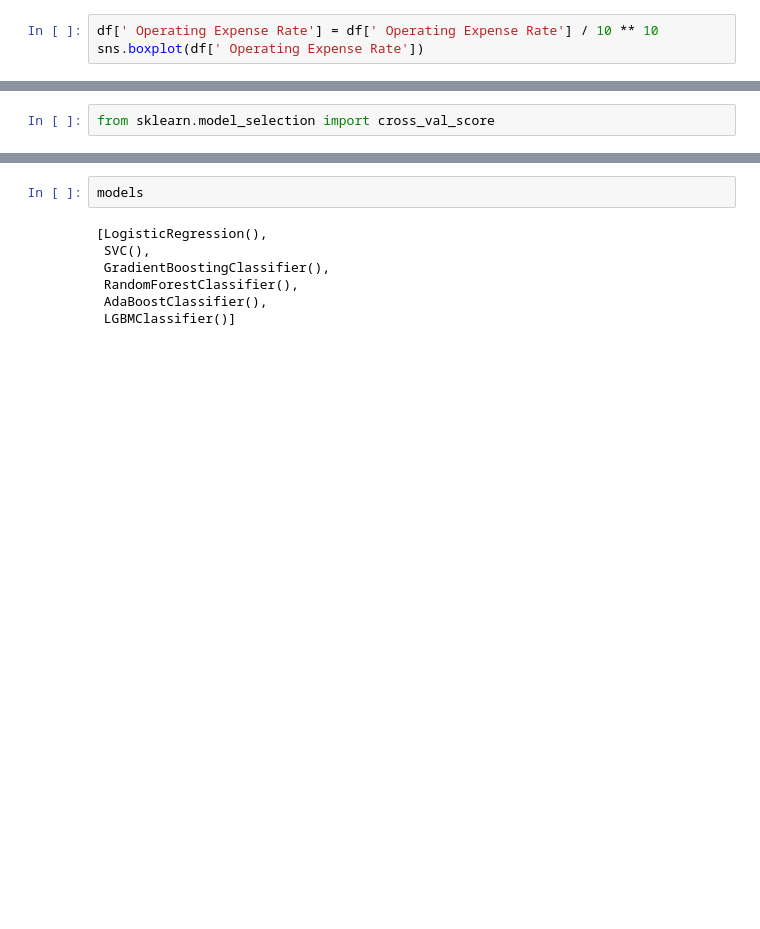
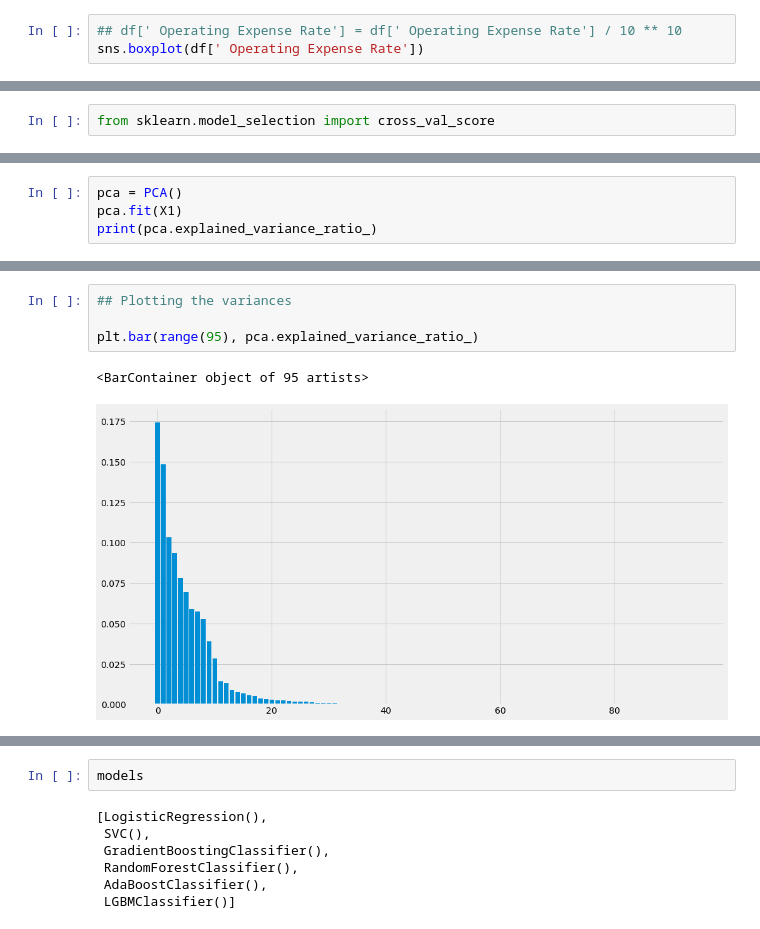
Before and after one commit to ritiknayakzz/Company-Bankruptcy-Prediction-Classification-Project, a Jupyter notebook: Copy_of_COMPANY_BANKRUPTCY_PREDICTION.ipynb, the cells around one changed output, grey strips where cells are left out. Drawn from its saved outputs; the diff is of its cells as text; blank space fills up the shorter version.

```diff
--- a/Copy_of_COMPANY_BANKRUPTCY_PREDICTION.ipynb
+++ b/Copy_of_COMPANY_BANKRUPTCY_PREDICTION.ipynb
@@ -290,7 +309,7 @@ sns.boxplot(df[' ROA(A) before interest and % after tax'])
 <matplotlib.axes._subplots.AxesSubplot at 0x...>
 [figure]
 # %%
-df[' Operating Expense Rate'] = df[' Operating Expense Rate'] / 10 ** 10
+## df[' Operating Expense Rate'] = df[' Operating Expense Rate'] / 10 ** 10
 sns.boxplot(df[' Operating Expense Rate'])
 # %% [output]
 <matplotlib.axes._subplots.AxesSubplot at 0x...>
@@ -560,0 +689,4 @@ The avg CV score is: 0.9747710622710622
+# %%
+pca = PCA()
+pca.fit(X1)
+print(pca.explained_variance_ratio_)
@@ -560,0 +711,7 @@ The avg CV score is: 0.9747710622710622
+# %%
+## Plotting the variances
+
+plt.bar(range(95), pca.explained_variance_ratio_)
+# %% [output]
+<BarContainer object of 95 artists>
+[figure, added]
```
Also changed, not shown: parts of 56 cells of this notebook.
